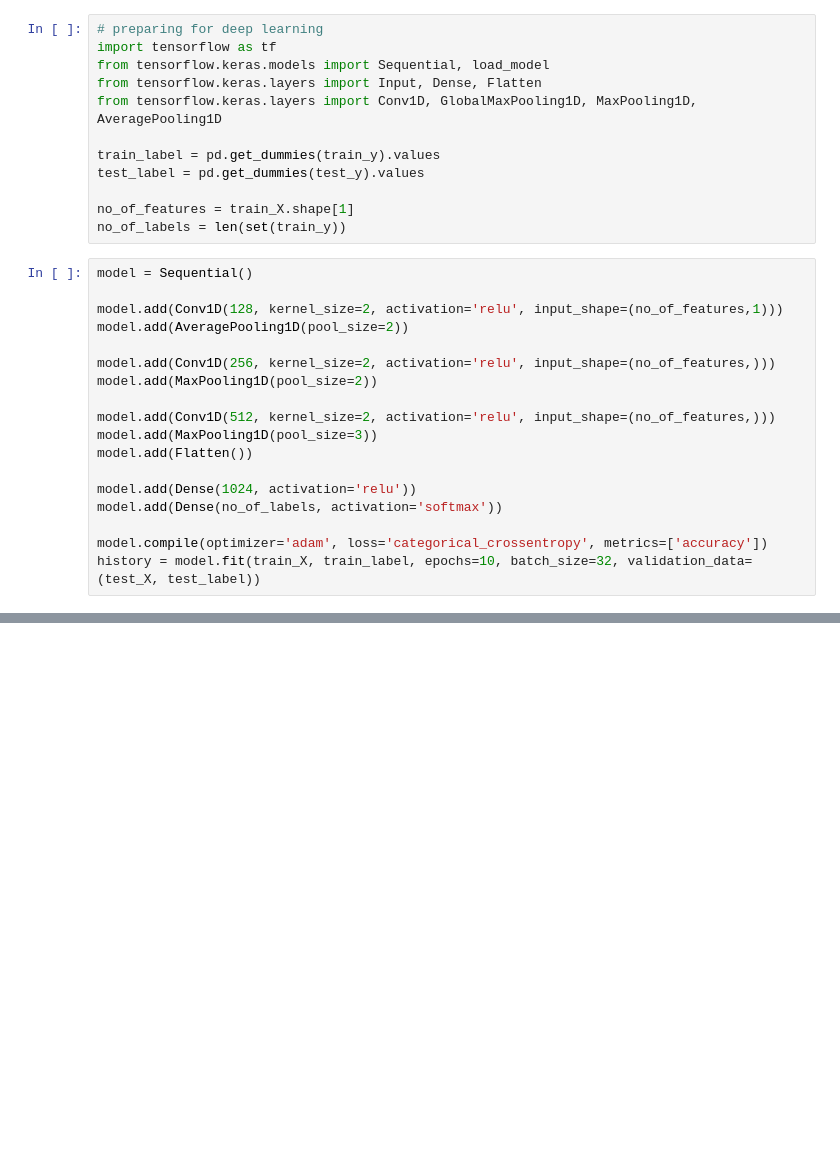
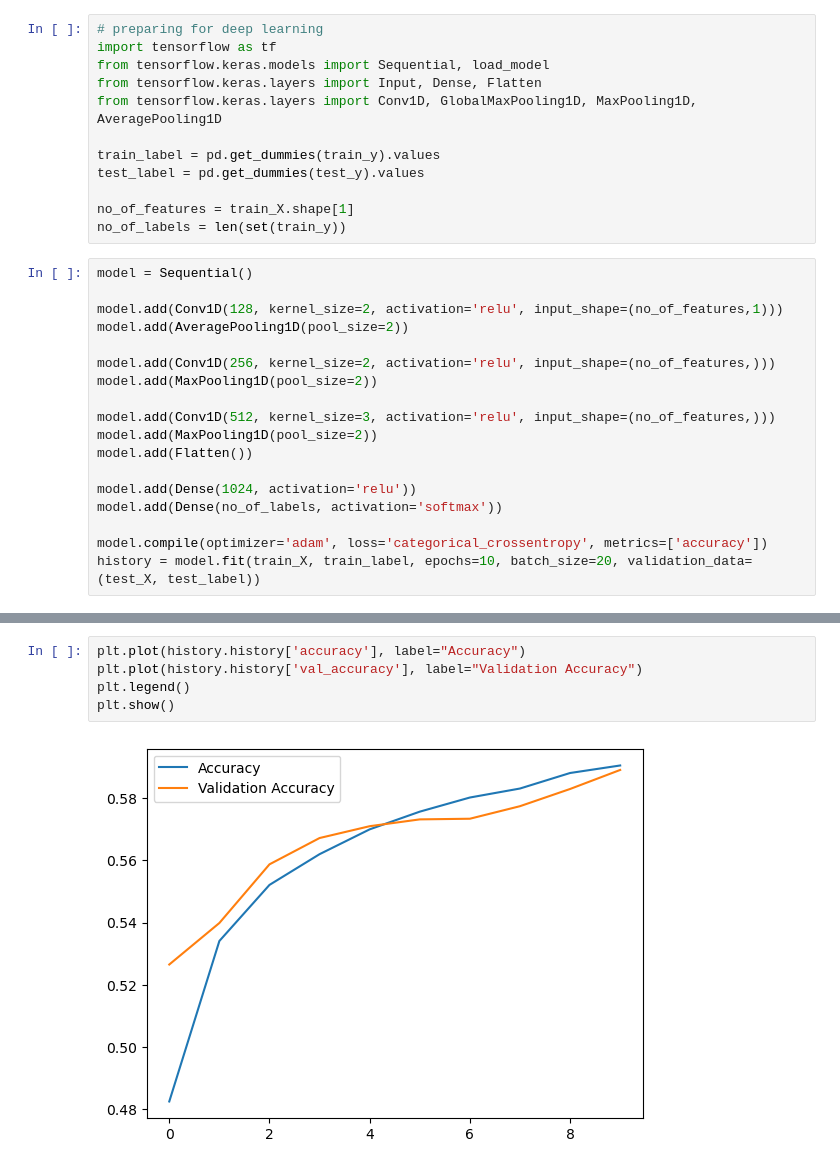
Before and after one commit to sujith-t/citizengalaxy, a Jupyter notebook: static/notebook/stack_experiment.ipynb, the cells around one changed output, grey strips where cells are left out. Saved outputs shown, nothing was run; the diff lists cells and outputs as text; blank space fills up the shorter version.

```diff
--- a/static/notebook/stack_experiment.ipynb
+++ b/static/notebook/stack_experiment.ipynb
@@ -146,14 +146,14 @@ model.add(AveragePooling1D(pool_size=2))
 model.add(Conv1D(256, kernel_size=2, activation='relu', input_shape=(no_of_features,)))
 model.add(MaxPooling1D(pool_size=2))
 
-model.add(Conv1D(512, kernel_size=2, activation='relu', input_shape=(no_of_features,)))
-model.add(MaxPooling1D(pool_size=3))
+model.add(Conv1D(512, kernel_size=3, activation='relu', input_shape=(no_of_features,)))
+model.add(MaxPooling1D(pool_size=2))
 model.add(Flatten())
 
 model.add(Dense(1024, activation='relu'))
 model.add(Dense(no_of_labels, activation='softmax'))
 
 model.compile(optimizer='adam', loss='categorical_crossentropy', metrics=['accuracy'])
-history = model.fit(train_X, train_label, epochs=10, batch_size=32, validation_data=(test_X, test_label))
+history = model.fit(train_X, train_label, epochs=10, batch_size=20, validation_data=(test_X, test_label))
 # %% [output]
 Epoch 1/10
@@ -179,3 +179,10 @@ Epoch 10/10
+# %%
+plt.plot(history.history['accuracy'], label="Accuracy")
+plt.plot(history.history['val_accuracy'], label="Validation Accuracy")
+plt.legend()
+plt.show()
+# %% [output]
+[figure, added]
 # %%
 #predictions
 predicted_y = model.predict(test_X)
```
Also changed, not shown: parts of 6 cells of this notebook, 1 other file.
